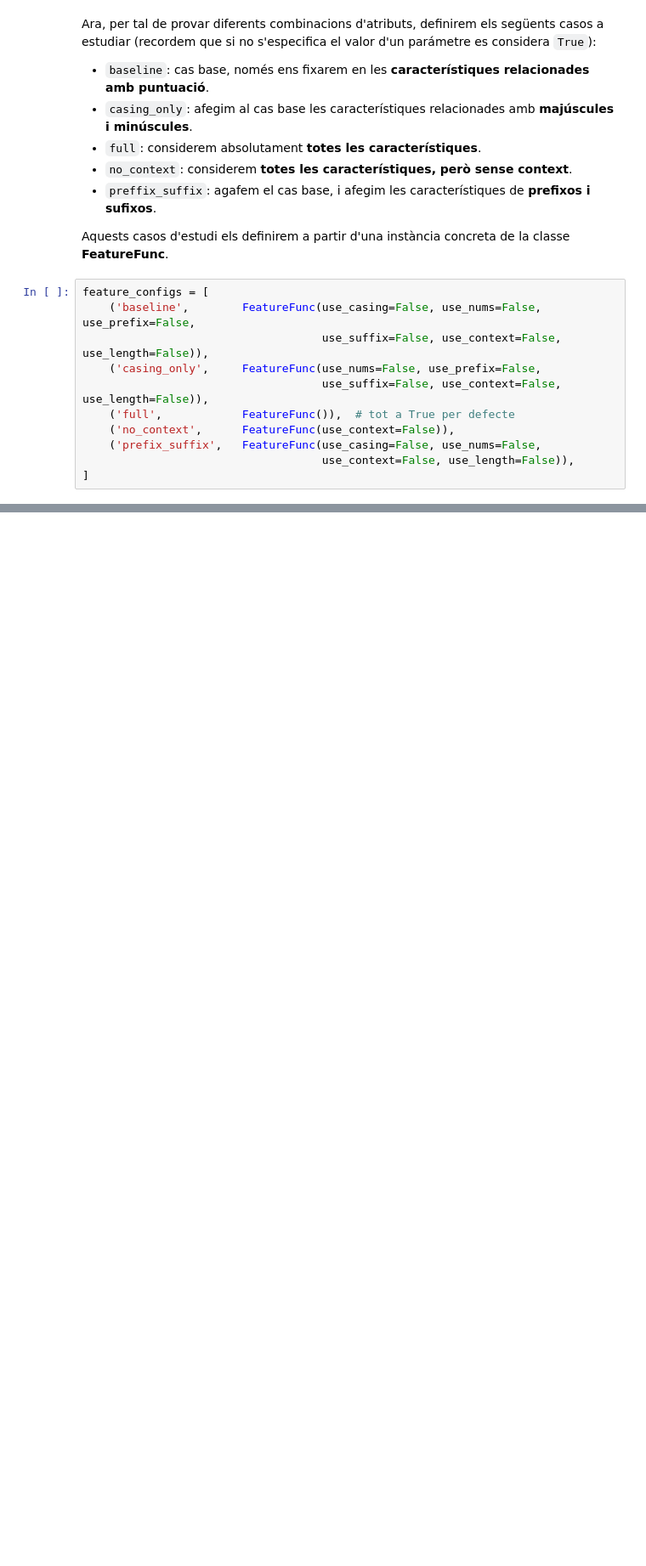
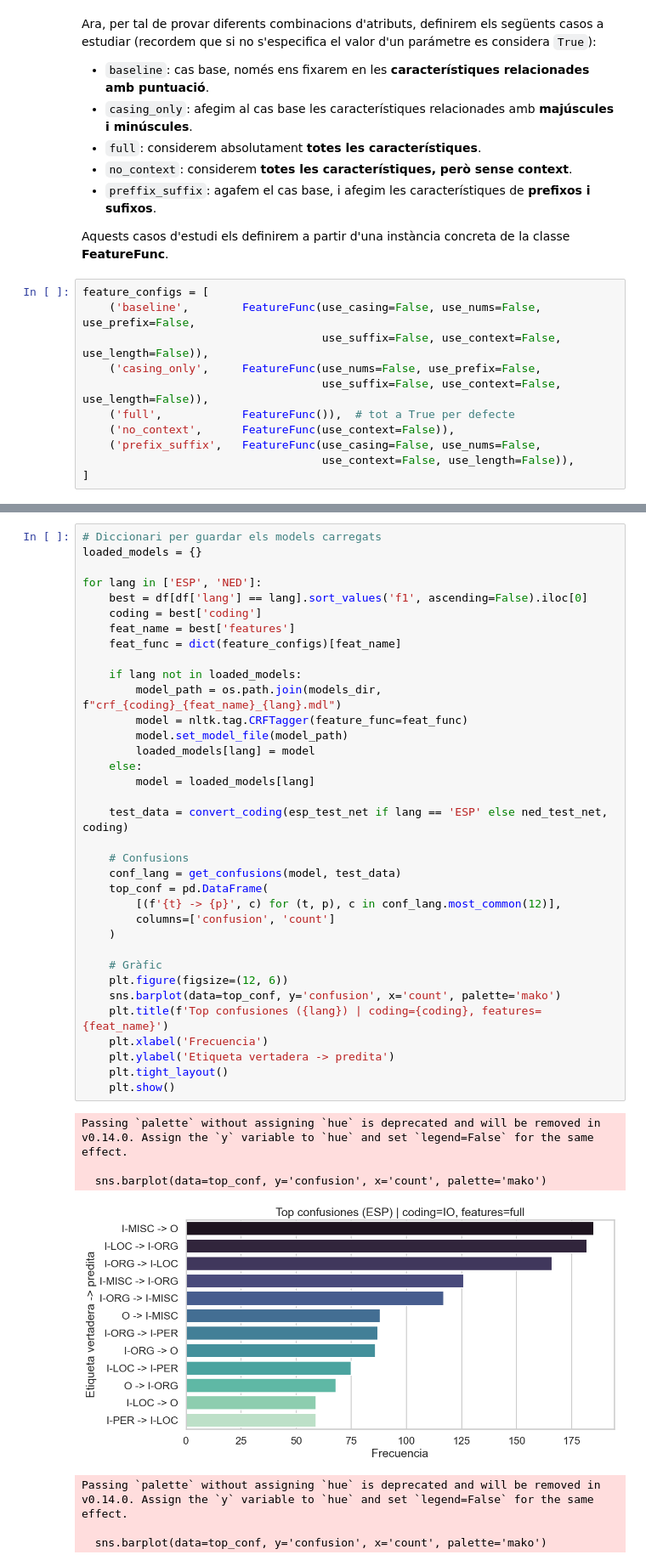
Before and after one commit to maxerrmax/Practica3_PLH, a Jupyter notebook: codi.ipynb, the cells around one changed output, grey strips where cells are left out. Shown at 85% size. Cells and saved outputs as stored; diff of their text form; blank space fills up the shorter version.

```diff
--- a/codi.ipynb
+++ b/codi.ipynb
@@ -844,0 +846,43 @@ Passing `palette` without assigning `hue` is deprecated and will be removed in v
+# %%
+# Diccionari per guardar els models carregats
+loaded_models = {}
+
+for lang in ['ESP', 'NED']:
+    best = df[df['lang'] == lang].sort_values('f1', ascending=False).iloc[0]
+    coding = best['coding']
+    feat_name = best['features']
+    feat_func = dict(feature_configs)[feat_name]
+
+    if lang not in loaded_models:
+        model_path = os.path.join(models_dir, f"crf_{coding}_{feat_name}_{lang}.mdl")
+        model = nltk.tag.CRFTagger(feature_func=feat_func)
+        model.set_model_file(model_path)
+        loaded_models[lang] = model
+    else:
+        model = loaded_models[lang]
+
+    test_data = convert_coding(esp_test_net if lang == 'ESP' else ned_test_net, coding)
+
+    # Confusions
+    conf_lang = get_confusions(model, test_data)
+    top_conf = pd.DataFrame(
+        [(f'{t} -> {p}', c) for (t, p), c in conf_lang.most_common(12)],
+        columns=['confusion', 'count']
+    )
+
+    # Gràfic
+    plt.figure(figsize=(12, 6))
+    sns.barplot(data=top_conf, y='confusion', x='count', palette='mako')
+    plt.title(f'Top confusiones ({lang}) | coding={coding}, features={feat_name}')
+    plt.xlabel('Frecuencia')
+    plt.ylabel('Etiqueta vertadera -> predita')
+    plt.tight_layout()
+    plt.show()
+# %% [output]
+Passing `palette` without assigning `hue` is deprecated and will be removed in v0.14.0. Assign the `y` variable to `hue` and set `legend=False` for the same effect.
+
+  sns.barplot(data=top_conf, y='confusion', x='count', palette='mako')
+[figure, added]
+Passing `palette` without assigning `hue` is deprecated and will be removed in v0.14.0. Assign the `y` variable to `hue` and set `legend=False` for the same effect.
+
+  sns.barplot(data=top_conf, y='confusion', x='count', palette='mako')
```
Also changed, not shown: parts of 37 cells of this notebook.
